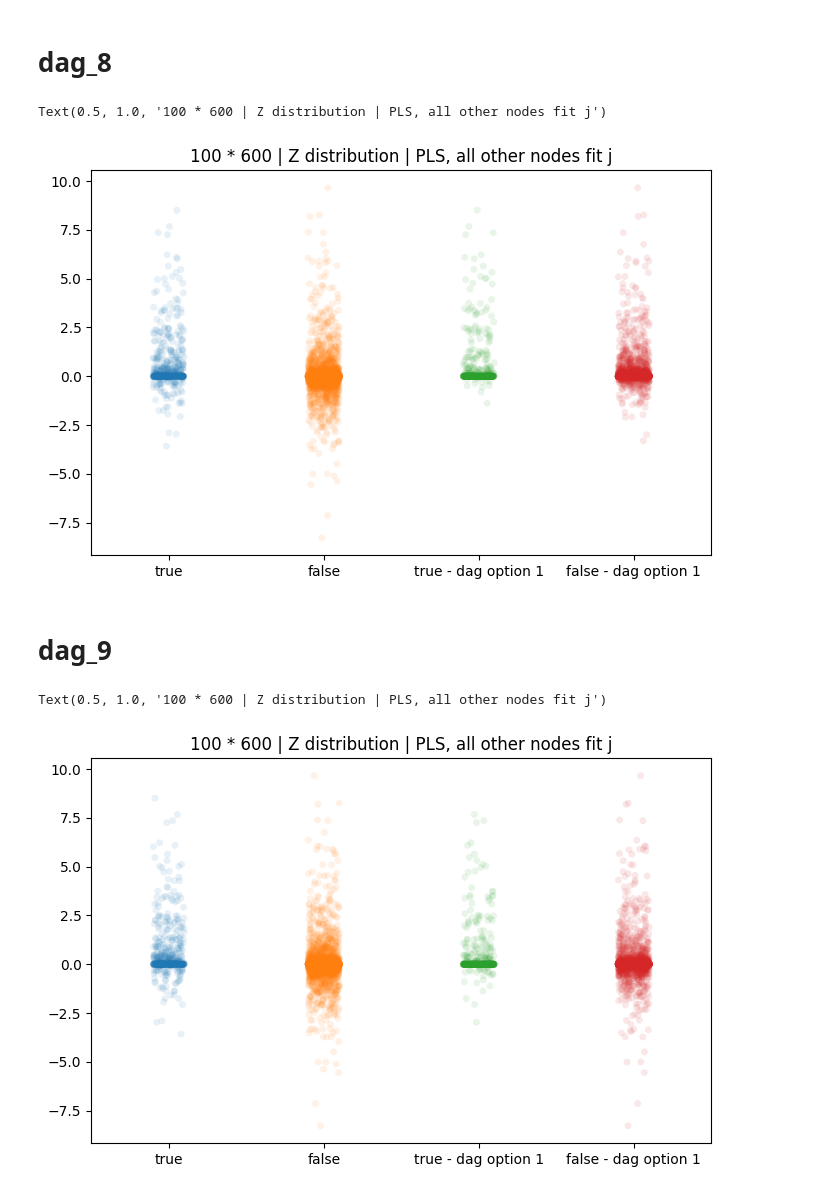
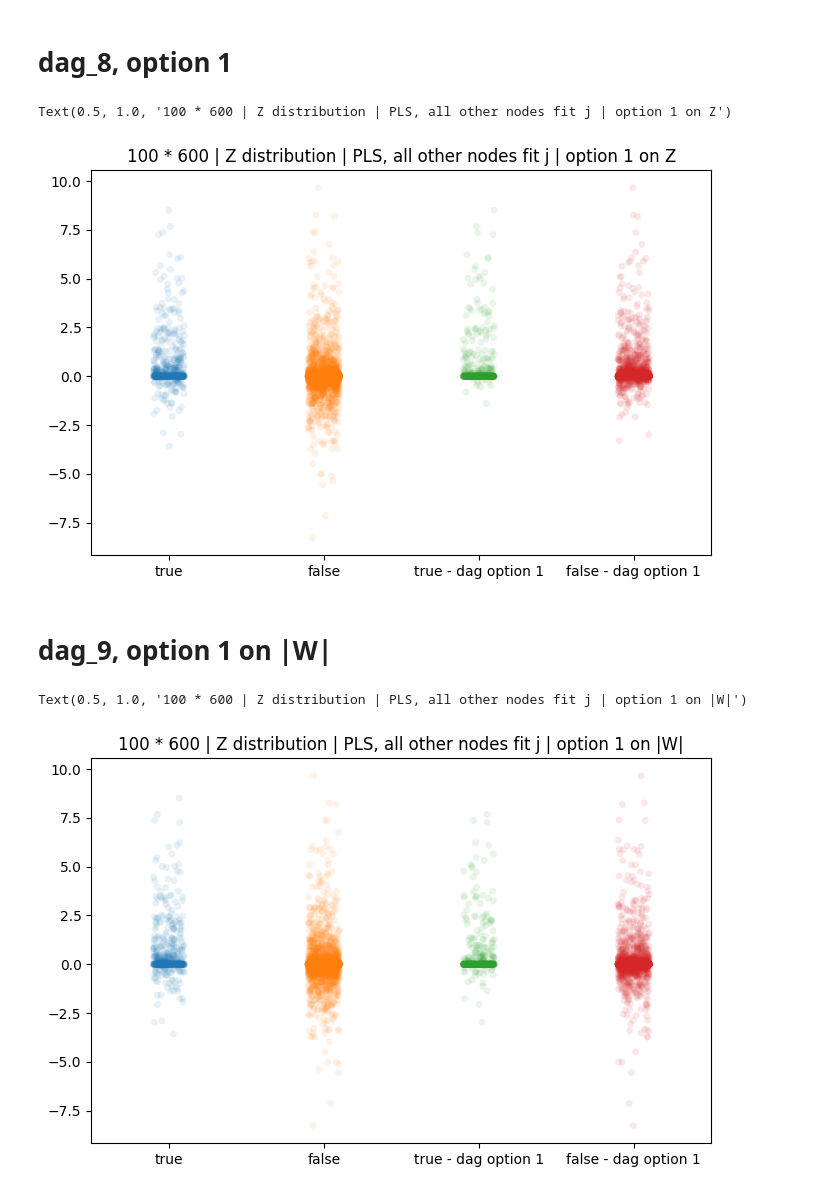
Before and after one commit to LspongebobJH/dagma, a Jupyter notebook: src/dagma/notebooks/grnboost2_dag_control.ipynb, the cells around one changed output. Cells and saved outputs as stored; diff of their text form; code cells hidden in the pictures.

```diff
--- a/src/dagma/notebooks/grnboost2_dag_control.ipynb
+++ b/src/dagma/notebooks/grnboost2_dag_control.ipynb
@@ -104,7 +104,7 @@ B_true = (W_true != 0)
 # %%
 rng = np.random.default_rng(0)
 # %% [markdown]
-# dag_8
+# dag_8, option 1
 # %%
 path = '/Users/jiahang/Documents/dagma/src/dagma/simulated_data/v49/v100_600_option_5_PLS_normX_sym1_grnboost2/W/W_1_1_0.pkl'
 with open(path, 'rb') as f:
@@ -138,12 +138,12 @@ data = {
     'false - dag option 1': _Z[~B_true].flatten(),
 }
 sns.stripplot(data, alpha=0.1, ax=ax)
-ax.set_title("100 * 600 | Z distribution | PLS, all other nodes fit j")
+ax.set_title("100 * 600 | Z distribution | PLS, all other nodes fit j | option 1 on Z")
 # %% [output]
-Text(0.5, 1.0, '100 * 600 | Z distribution | PLS, all other nodes fit j')
+Text(0.5, 1.0, '100 * 600 | Z distribution | PLS, all other nodes fit j | option 1 on Z')
-[figure, old version]
+[figure, new version]
 # %% [markdown]
-# dag_9
+# dag_9, option 1 on |W|
 # %%
 path = '/Users/jiahang/Documents/dagma/src/dagma/simulated_data/v49/v100_600_option_5_PLS_normX_sym1_grnboost2/W/W_1_1_0.pkl'
 with open(path, 'rb') as f:
@@ -177,14 +177,14 @@ _Z = np.abs(W[:100, :100]) - np.abs(W[100:, :100])
 # %%
 fig, ax = plt.subplots(1, 1, figsize=(8, 5))
 data = {
     'true': Z[B_true].flatten(),
     'false': Z[~B_true].flatten(),
     'true - dag option 1': _Z[B_true].flatten(),
     'false - dag option 1': _Z[~B_true].flatten(),
 }
 sns.stripplot(data, alpha=0.1, ax=ax)
-ax.set_title("100 * 600 | Z distribution | PLS, all other nodes fit j")
+ax.set_title("100 * 600 | Z distribution | PLS, all other nodes fit j | option 1 on |W|")
 # %% [output]
-Text(0.5, 1.0, '100 * 600 | Z distribution | PLS, all other nodes fit j')
+Text(0.5, 1.0, '100 * 600 | Z distribution | PLS, all other nodes fit j | option 1 on |W|')
-[figure, old version]
+[figure, new version]
 # %% [markdown]
```
Also changed, not shown: parts of 63 cells of this notebook.
